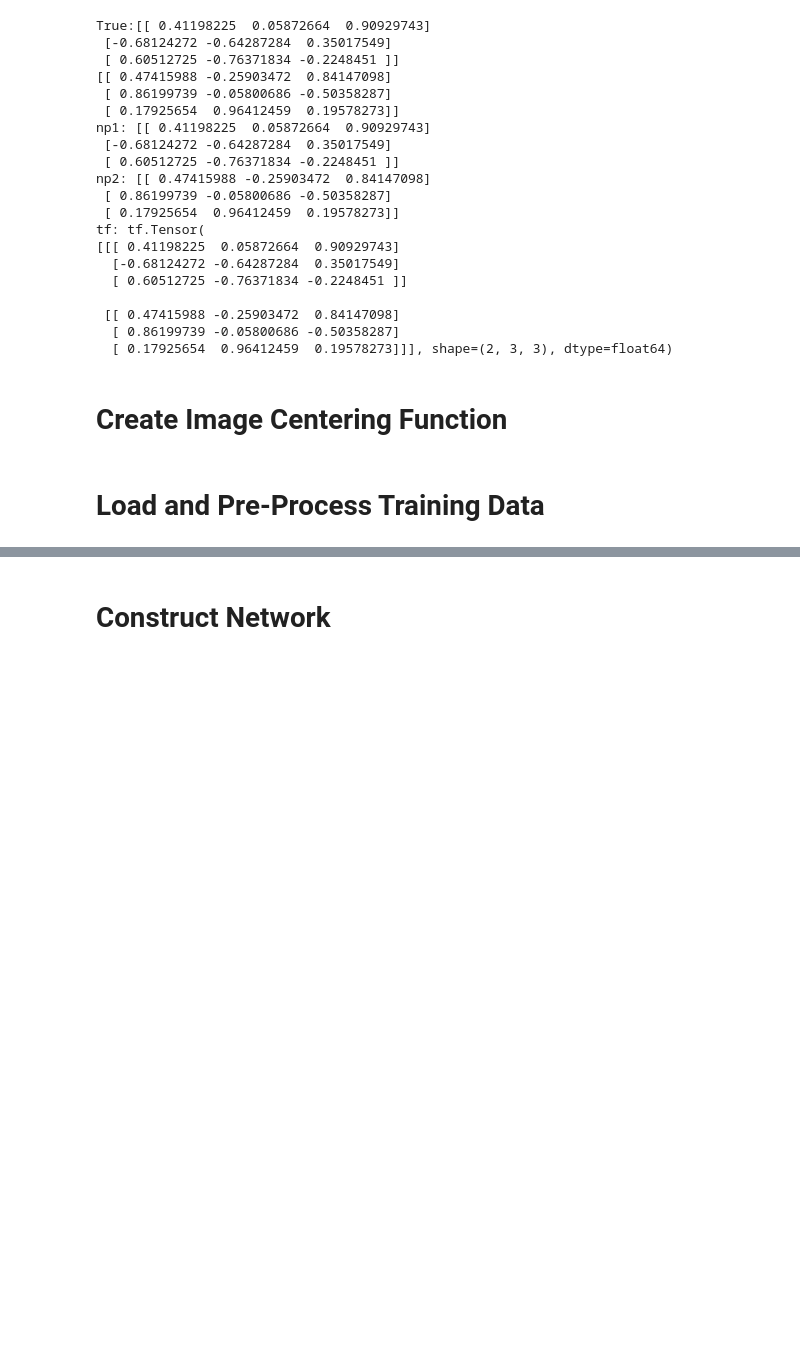
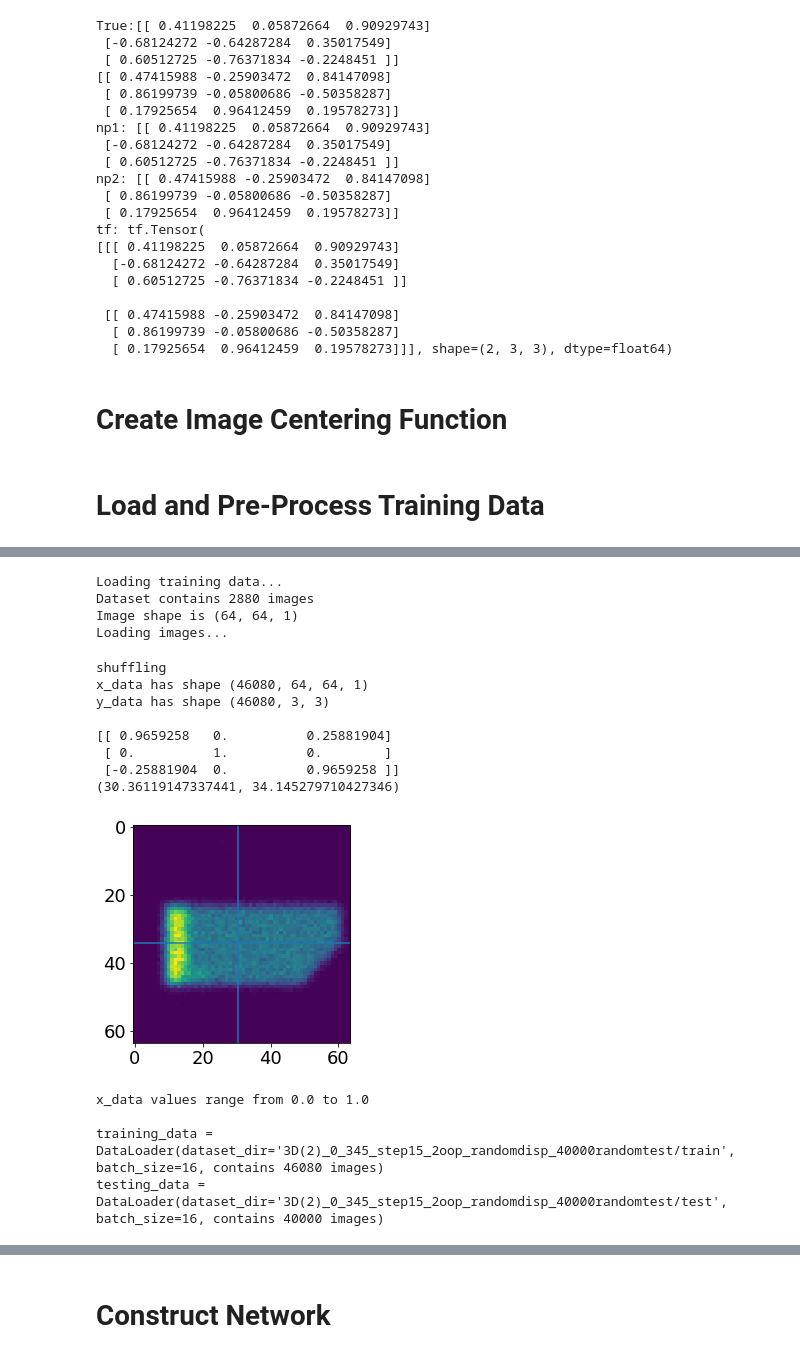
Before and after one commit to SEMOrientation/Y4ProjectNotebooks, a Jupyter notebook: 3D_Network_2OOP.ipynb, the cells around one changed output, grey strips where cells are left out. Cells and saved outputs as stored; diff of their text form; code cells hidden in the pictures; blank space fills up the shorter version.

```diff
--- a/3D_Network_2OOP.ipynb
+++ b/3D_Network_2OOP.ipynb
@@ -681,6 +691,6 @@ NameError: ignored
 # %%
 print("Loading training data...")
-training_data = DataLoader(os.path.join(DATASET_DIR, "train"), batch_size=16, every=3,
+training_data = DataLoader(os.path.join(DATASET_DIR, "train"), batch_size=16, every=1,
                            onload=[
                                    onload_GaussianBlur(GAUSS_RADIUS),
                                    onload_SEMNoise(),
@@ -693,33 +703,51 @@ training_data = DataLoader(os.path.join(DATASET_DIR, "train"), batch_size=16, ev
                                     #preproc_Validate(10/255.),
                                     preproc_CentreAug(CENTRE_AUGMENTATION_SIGMA, CENTRE_AUGMENTATIONS, threshold=0.25),
                            ],
                            aug=[
                                 #preproc_LinearAug((0.75, 1.0), (0.0, 0.0)),
                                 preproc_ContrastAug(0.9, 1.0),
                                 #preproc_BrightnessAug(-10/255., 0),
                                 preproc_Shuffle(),
                            ]
                            )
 
 print(f"x_data has shape {training_data.xdata.shape}")
 print(f"y_data has shape {training_data.ydata.shape}")
 print()
 
 im0 = training_data.xdata[16,:,:].reshape(RESIZE_SHAPE).T
 Image.fromarray((im0*255).astype("uint8"), "L").save("preprocessed.png")
 rot0 = training_data.ydata[16]
 plt.imshow(im0)
 COM = ndimage.measurements.center_of_mass(im0.T)
 plt.axvline(COM[0])
 plt.axhline(COM[1])
 print(rot0)
 print(COM)
 plt.show()
 
 print(f"\nx_data values range from {np.min(training_data.xdata)} to {np.max(training_data.xdata)}")
 
 print(f"\ntraining_data = {training_data}")
 print(f"testing_data = {testing_data}")
+# %% [output]
+Loading training data...
+Dataset contains 2880 images
+Image shape is (64, 64, 1)
+Loading images...
+shuffling
+x_data has shape (46080, 64, 64, 1)
+y_data has shape (46080, 3, 3)
+
+[[ 0.9659258   0.          0.25881904]
+ [ 0.          1.          0.        ]
+ [-0.25881904  0.          0.9659258 ]]
+(30.36119147337441, 34.145279710427346)
+[figure, added]
+x_data values range from 0.0 to 1.0
+
+training_data = DataLoader(dataset_dir='3D(2)_0_345_step15_2oop_randomdisp_40000randomtest/train', batch_size=16, contains 46080 images)
+testing_data = DataLoader(dataset_dir='3D(2)_0_345_step15_2oop_randomdisp_40000randomtest/test', batch_size=16, contains 40000 images)
 # %%
 i = 0
 im = training_data[i][0][0].reshape(RESIZE_SHAPE).T
```
Also changed, not shown: parts of 12 cells of this notebook.
